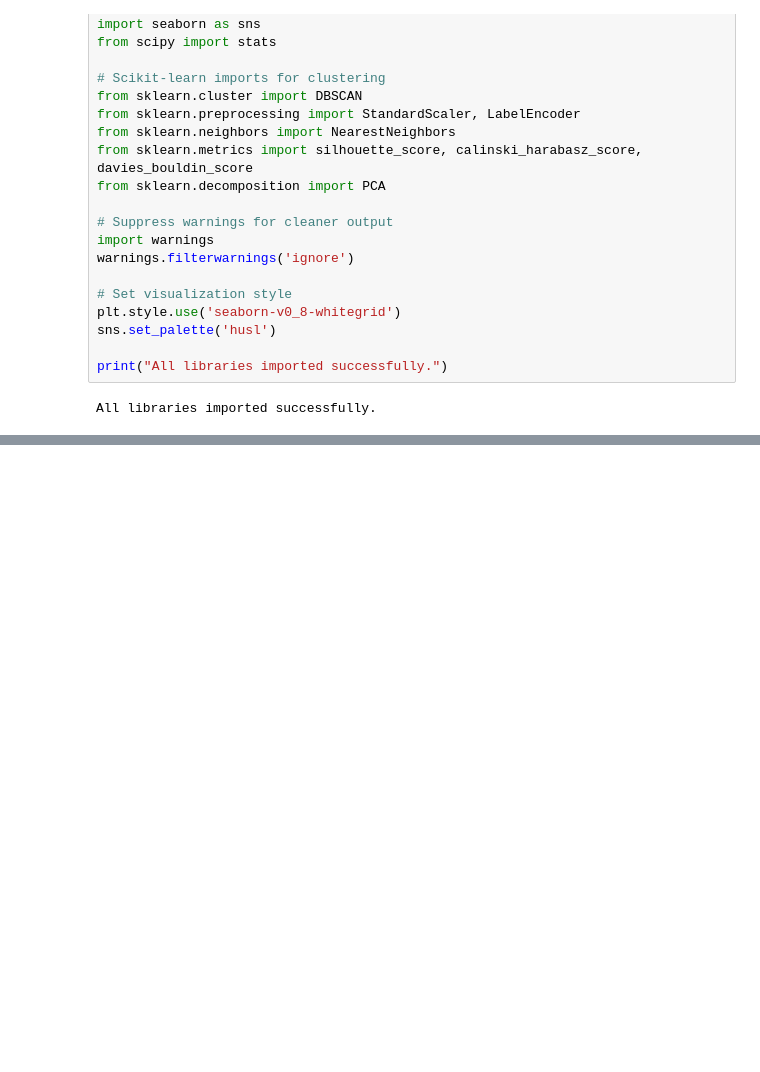
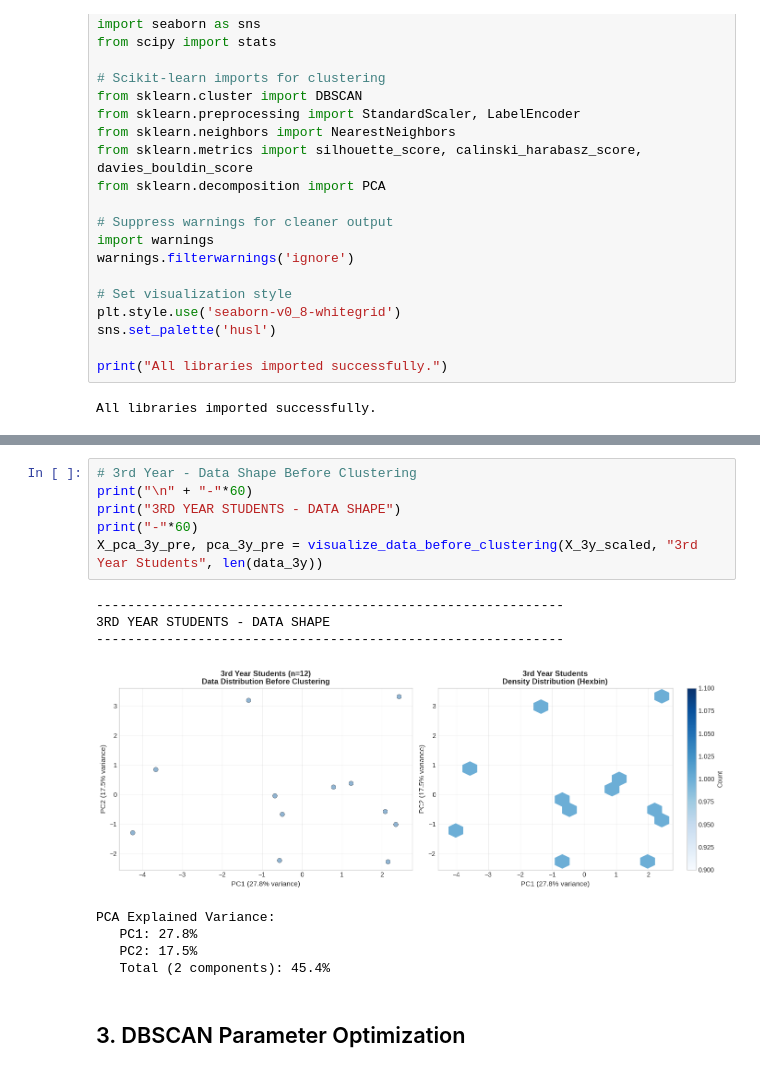
Before and after one commit to ayaaa321/ENSIA-students-performance, a Jupyter notebook: clustering/dbscan.ipynb, the cells around one changed output, grey strips where cells are left out. Drawn from its saved outputs; the diff is of its cells as text; blank space fills up the shorter version.

```diff
--- a/clustering/dbscan.ipynb
+++ b/clustering/dbscan.ipynb
@@ -1003,0 +489,17 @@ EVIDENCE:
+# %%
+# 3rd Year - Data Shape Before Clustering
+print("\n" + "-"*60)
+print("3RD YEAR STUDENTS - DATA SHAPE")
+print("-"*60)
+X_pca_3y_pre, pca_3y_pre = visualize_data_before_clustering(X_3y_scaled, "3rd Year Students", len(data_3y))
+# %% [output]
+------------------------------------------------------------
+3RD YEAR STUDENTS - DATA SHAPE
+------------------------------------------------------------
+[figure, added]
+PCA Explained Variance:
+   PC1: 27.8%
+   PC2: 17.5%
+   Total (2 components): 45.4%
+# %% [markdown]
+## 3. DBSCAN Parameter Optimization
```
Also changed, not shown: parts of 63 cells of this notebook, 3 other files.
